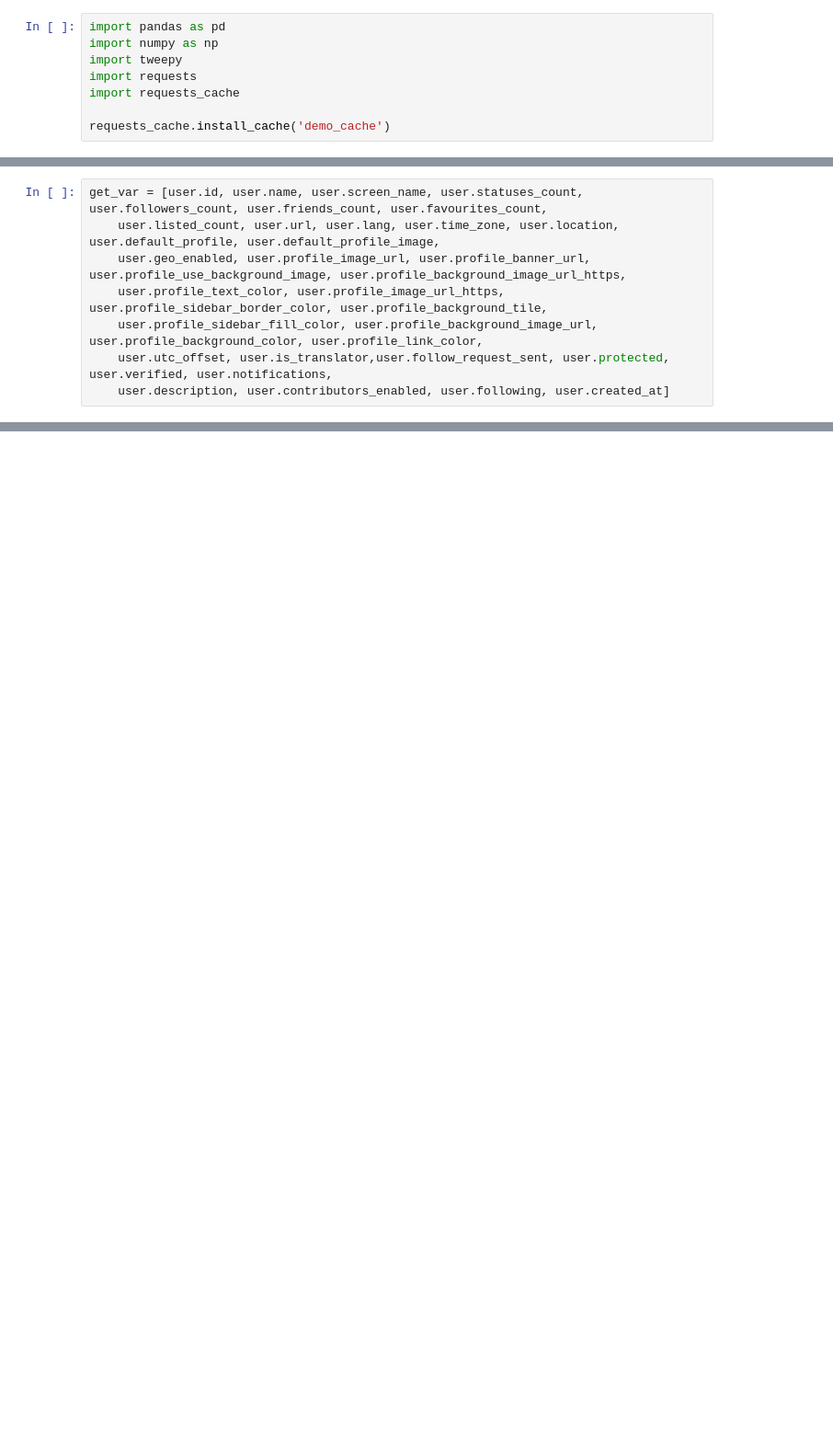
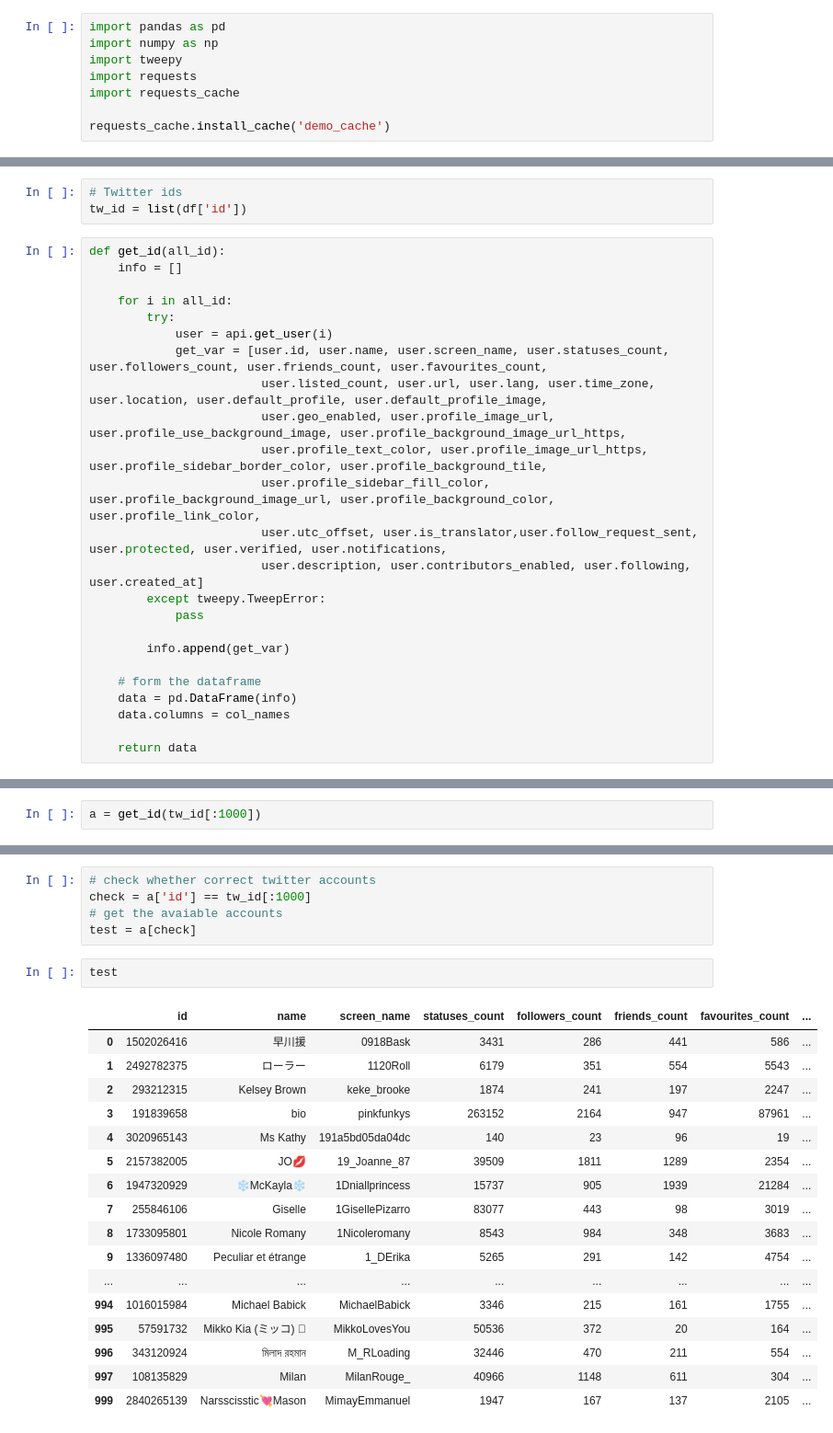
Before and after one commit to chloechen1995/Fake_Twitter_Account_Detection, a Jupyter notebook: Fake Project.ipynb, the cells around one changed output, grey strips where cells are left out. Shown: that part at 92% size. Cells and saved outputs as stored; diff of their text form; blank space fills up the shorter version.

Commit message:
add function
add function for get the information of twitter accounts

```diff
--- a/Fake Project.ipynb
+++ b/Fake Project.ipynb
@@ -24,8 +27,27 @@ user = api.get_user(1502026416)
+# %%
+# Twitter ids
+tw_id = list(df['id'])
 # %%
-get_var = [user.id, user.name, user.screen_name, user.statuses_count, user.followers_count, user.friends_count, user.favourites_count,
-    user.listed_count, user.url, user.lang, user.time_zone, user.location, user.default_profile, user.default_profile_image,
-    user.geo_enabled, user.profile_image_url, user.profile_banner_url, user.profile_use_background_image, user.profile_background_image_url_https,
-    user.profile_text_color, user.profile_image_url_https, user.profile_sidebar_border_color, user.profile_background_tile,
-    user.profile_sidebar_fill_color, user.profile_background_image_url, user.profile_background_color, user.profile_link_color,
-    user.utc_offset, user.is_translator,user.follow_request_sent, user.protected, user.verified, user.notifications,
-    user.description, user.contributors_enabled, user.following, user.created_at]
+def get_id(all_id):
+    info = []
+
+    for i in all_id:
+        try:
+            user = api.get_user(i)
+            get_var = [user.id, user.name, user.screen_name, user.statuses_count, user.followers_count, user.friends_count, user.favourites_count,
+                        user.listed_count, user.url, user.lang, user.time_zone, user.location, user.default_profile, user.default_profile_image,
+                        user.geo_enabled, user.profile_image_url, user.profile_use_background_image, user.profile_background_image_url_https,
+                        user.profile_text_color, user.profile_image_url_https, user.profile_sidebar_border_color, user.profile_background_tile,
+                        user.profile_sidebar_fill_color, user.profile_background_image_url, user.profile_background_color, user.profile_link_color,
+                        user.utc_offset, user.is_translator,user.follow_request_sent, user.protected, user.verified, user.notifications,
+                        user.description, user.contributors_enabled, user.following, user.created_at]
+        except tweepy.TweepError:
+            pass
+
+        info.append(get_var)
+
+    # form the dataframe
+    data = pd.DataFrame(info)
+    data.columns = col_names
+
+    return data
@@ -72,0 +54,2 @@ list(df['id'])
+# %%
+a = get_id(tw_id[:1000])
@@ -72,0 +66,25 @@ list(df['id'])
+# %%
+# check whether correct twitter accounts
+check = a['id'] == tw_id[:1000]
+# get the avaiable accounts
+test = a[check]
+# %%
+test
+# %% [output]
+|  | id | name | screen_name | statuses_count | followers_count | friends_count | favourites_count | ... |
+| 0 | 1502026416 | 早川援 | 0918Bask | 3431 | 286 | 441 | 586 | ... |
+| 1 | 2492782375 | ローラー | 1120Roll | 6179 | 351 | 554 | 5543 | ... |
+| 2 | 293212315 | Kelsey Brown | keke_brooke | 1874 | 241 | 197 | 2247 | ... |
+| 3 | 191839658 | bio | pinkfunkys | 263152 | 2164 | 947 | 87961 | ... |
+| 4 | 3020965143 | Ms Kathy | 191a5bd05da04dc | 140 | 23 | 96 | 19 | ... |
+| 5 | 2157382005 | JO💋 | 19_Joanne_87 | 39509 | 1811 | 1289 | 2354 | ... |
+| 6 | 1947320929 | ❄McKayla❄ | 1Dniallprincess | 15737 | 905 | 1939 | 21284 | ... |
+| 7 | 255846106 | Giselle | 1GisellePizarro | 83077 | 443 | 98 | 3019 | ... |
+| 8 | 1733095801 | Nicole Romany | 1Nicoleromany | 8543 | 984 | 348 | 3683 | ... |
+| 9 | 1336097480 | Peculiar et étrange | 1_DErika | 5265 | 291 | 142 | 4754 | ... |
+| ... | ... | ... | ... | ... | ... | ... | ... | ... |
+| 994 | 1016015984 | Michael Babick | MichaelBabick | 3346 | 215 | 161 | 1755 | ... |
+| 995 | 57591732 | Mikko Kia (ミッコ)  | MikkoLovesYou | 50536 | 372 | 20 | 164 | ... |
+| 996 | 343120924 | মিলাদ রহমান | M_RLoading | 32446 | 470 | 211 | 554 | ... |
+| 997 | 108135829 | Milan | MilanRouge_ | 40966 | 1148 | 611 | 304 | ... |
+| 999 | 2840265139 | Narsscisstic💘Mason | MimayEmmanuel | 1947 | 167 | 137 | 2105 | ... |
```
Also changed, not shown: parts of 8 cells of this notebook.
